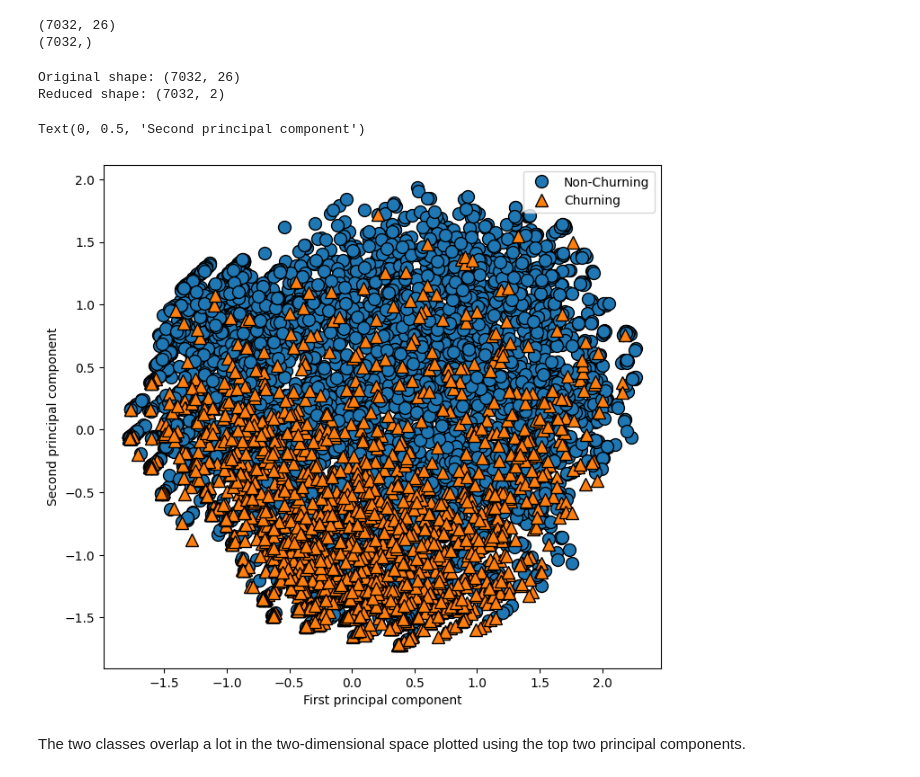
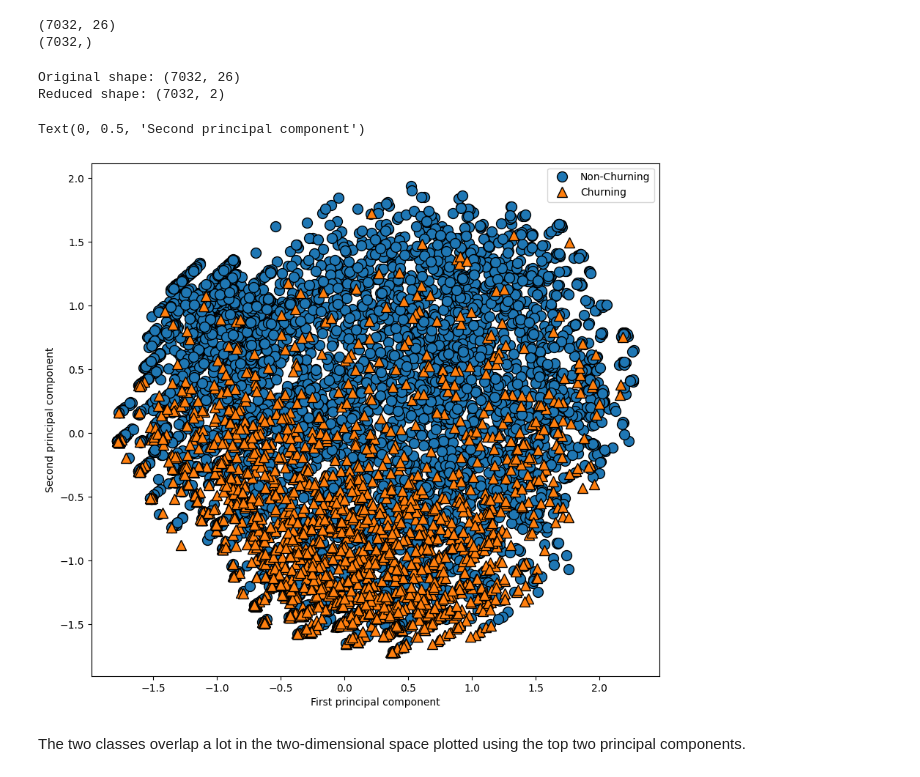
Before and after one commit to edab96/AI-and-Robotics-Project, a Jupyter notebook: Churn_Prediction.ipynb, the cells around one changed output. Cells and saved outputs as stored; diff of their text form; code cells hidden in the pictures.

```diff
--- a/Churn_Prediction.ipynb
+++ b/Churn_Prediction.ipynb
@@ -326,27 +326,27 @@ print(y.shape)
 # %%
 from sklearn.decomposition import PCA
 from matplotlib import pyplot as plt
 import mglearn
 
 pca = PCA(n_components=2).fit(X)
 
 
 X_pca = pca.transform(X)
 print("Original shape: {}".format(str(X.shape)))
 print("Reduced shape: {}".format(str(X_pca.shape)))
 
 plt.style.use("default")
-plt.figure(figsize=(8, 8))
+plt.figure(figsize=(10, 10))
 mglearn.discrete_scatter(X_pca[:, 0], X_pca[:, 1], y)
 plt.legend(["Non-Churning", "Churning"], loc="best")
 plt.gca().set_aspect("equal")
 plt.xlabel("First principal component")
 plt.ylabel("Second principal component")
 # %% [output]
 Original shape: (7032, 26)
 Reduced shape: (7032, 2)
 Text(0, 0.5, 'Second principal component')
-[figure, old version]
+[figure, new version]
 # %% [markdown]
 The two classes overlap a lot in the two-dimensional space plotted using the top two principal components.
 # %% [markdown]
```
Also changed, not shown: parts of 1 cell of this notebook.
